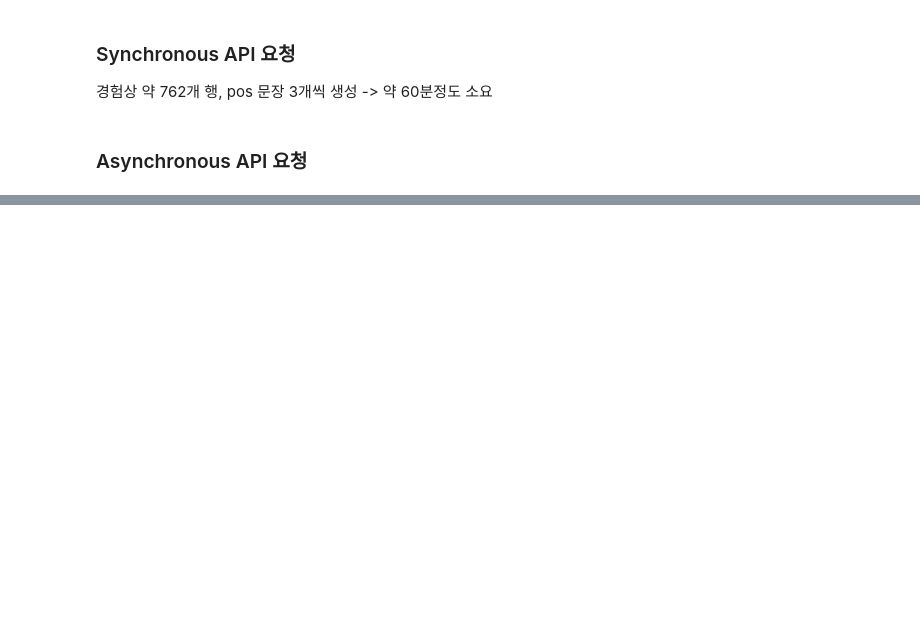
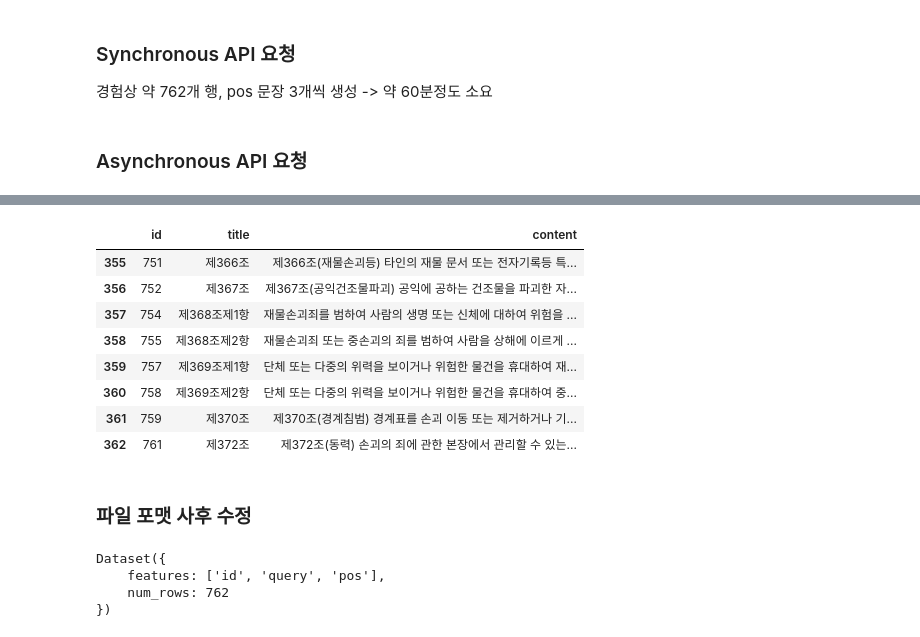
Before and after one commit to RGB234/capstone-2025-spring, a Jupyter notebook: code/2-preparing_queries.ipynb, the cells around one changed output, grey strips where cells are left out. Cells and saved outputs as stored; diff of their text form; code cells hidden in the pictures; blank space fills up the shorter version.

```diff
--- a/code/2-preparing_queries.ipynb
+++ b/code/2-preparing_queries.ipynb
@@ -264,0 +378,33 @@ Error in row 제131조제4항 : Error code: 429 - {'error': {'message': 'Rate li
+# %%
+dataset = load_dataset("json", data_files="../data/queries-edited-filtered.jsonl")['train']
+ds_df = dataset_to_df(dataset)
+ds_df = ds_df.loc[(ds_df['id'] >= 751) & (ds_df['id'] <= 761)]
+
+ds_df
+# %% [output]
+|  | id | title | content |
+| 355 | 751 | 제366조 | 제366조(재물손괴등) 타인의 재물 문서 또는 전자기록등 특... |
+| 356 | 752 | 제367조 | 제367조(공익건조물파괴) 공익에 공하는 건조물을 파괴한 자... |
+| 357 | 754 | 제368조제1항 | 재물손괴죄를 범하여 사람의 생명 또는 신체에 대하여 위험을 ... |
+| 358 | 755 | 제368조제2항 | 재물손괴죄 또는 중손괴의 죄를 범하여 사람을 상해에 이르게 ... |
+| 359 | 757 | 제369조제1항 | 단체 또는 다중의 위력을 보이거나 위험한 물건을 휴대하여 재... |
+| 360 | 758 | 제369조제2항 | 단체 또는 다중의 위력을 보이거나 위험한 물건을 휴대하여 중... |
+| 361 | 759 | 제370조 | 제370조(경계침범) 경계표를 손괴 이동 또는 제거하거나 기... |
+| 362 | 761 | 제372조 | 제372조(동력) 손괴의 죄에 관한 본장에서 관리할 수 있는... |
+# %% [markdown]
+### 파일 포맷 사후 수정
+# %%
+from datasets import load_dataset
+
+dataset = load_dataset("json", data_files="../data/ft_data_queries.jsonl")['train']
+
+str_ids = [query['id'] for query in dataset['query']]
+
+ds_gpt = load_dataset('json', data_files="../data/relevant_incidents_gpt4.1_(2).jsonl")['train']
+
+ds_gpt
+# %% [output]
+Dataset({
+    features: ['id', 'query', 'pos'],
+    num_rows: 762
+})
```
Also changed, not shown: parts of 17 cells of this notebook, 15 other files.
